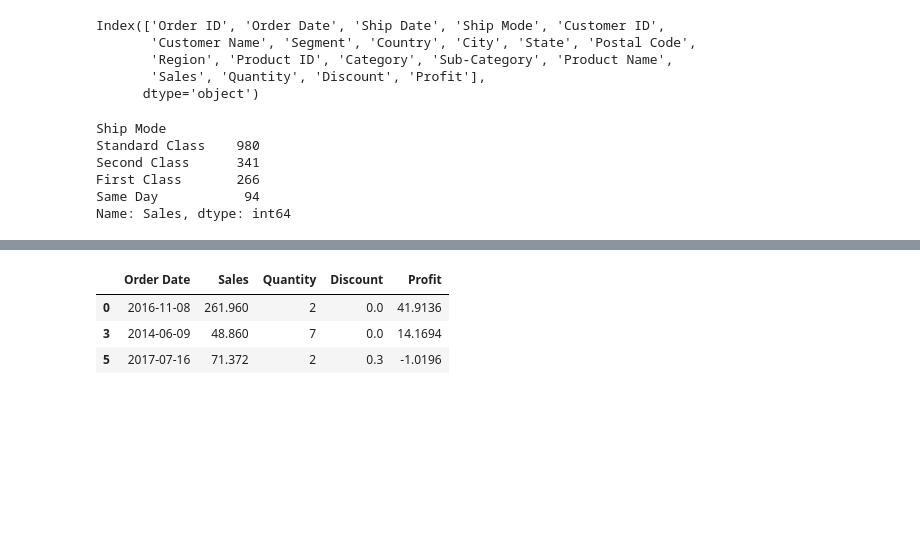
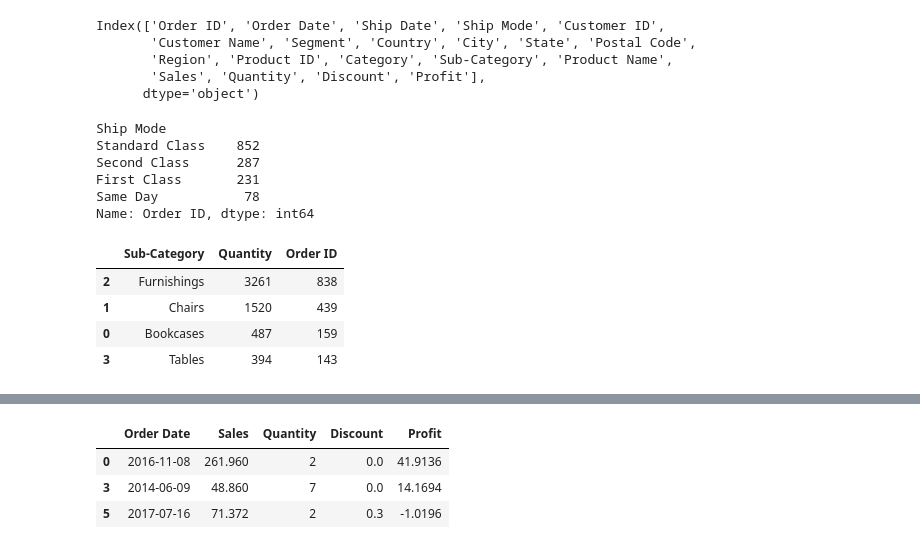
Before and after one commit to dmareee/EDA_Practice, a Jupyter notebook: EDA_sales.ipynb, the cells around one changed output, grey strips where cells are left out. Saved outputs shown, nothing was run; the diff lists cells and outputs as text; code cells hidden in the pictures; blank space fills up the shorter version.

```diff
--- a/EDA_sales.ipynb
+++ b/EDA_sales.ipynb
@@ -280,12 +282,22 @@ Index(['Order ID', 'Order Date', 'Ship Date', 'Ship Mode', 'Customer ID',
        'Sales', 'Quantity', 'Discount', 'Profit'],
       dtype='object')
 # %%
-shipmode = salesdf2.groupby('Ship Mode', as_index=True)['Sales'].count()
+shipmode = salesdf2.groupby('Ship Mode', as_index=True)['Order ID'].nunique()
 shipmode.sort_values(ascending=False)
 # %% [output]
 Ship Mode
-Standard Class    980
-Second Class      341
-First Class       266
-Same Day           94
-Name: Sales, dtype: int64
+Standard Class    852
+Second Class      287
+First Class       231
+Same Day           78
+Name: Order ID, dtype: int64
+# %%
+subpurchases = salesdf2.groupby('Sub-Category', as_index=False).agg({'Quantity' : 'sum', 'Order ID' : 'nunique'})
+subpurchases=subpurchases.sort_values('Quantity', ascending=False)
+subpurchases
+# %% [output]
+|  | Sub-Category | Quantity | Order ID |
+| 2 | Furnishings | 3261 | 838 |
+| 1 | Chairs | 1520 | 439 |
+| 0 | Bookcases | 487 | 159 |
+| 3 | Tables | 394 | 143 |
```
Also changed, not shown: parts of 13 cells of this notebook.
